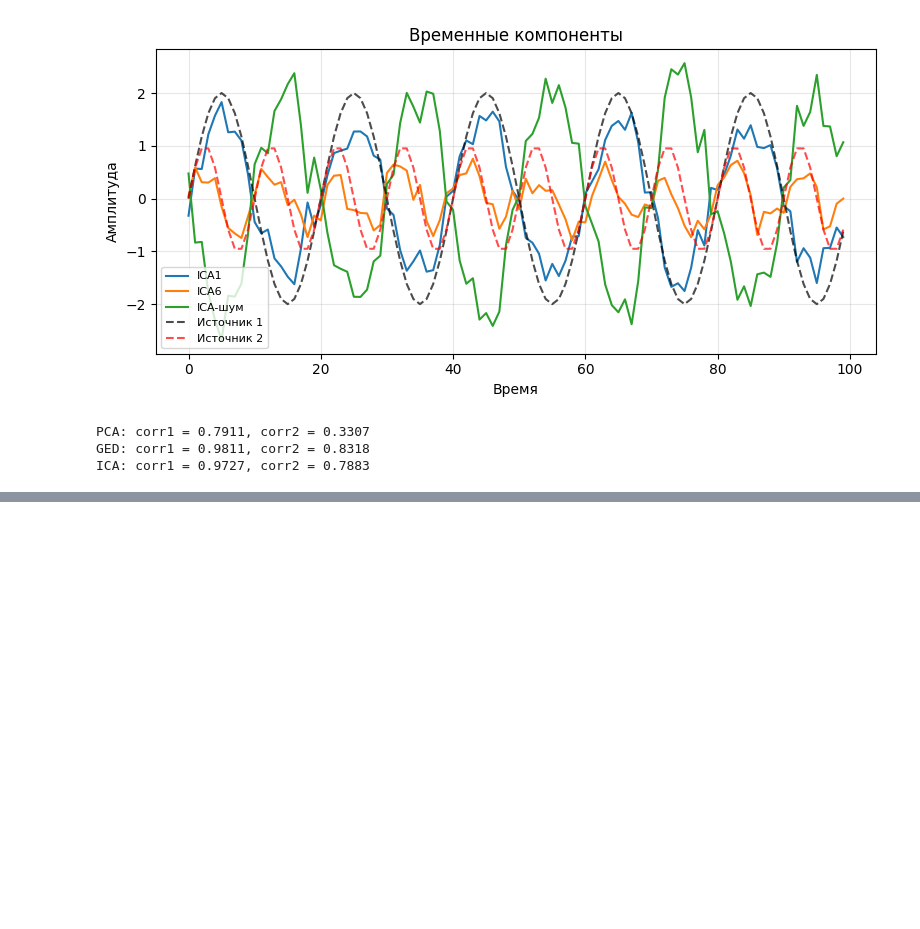
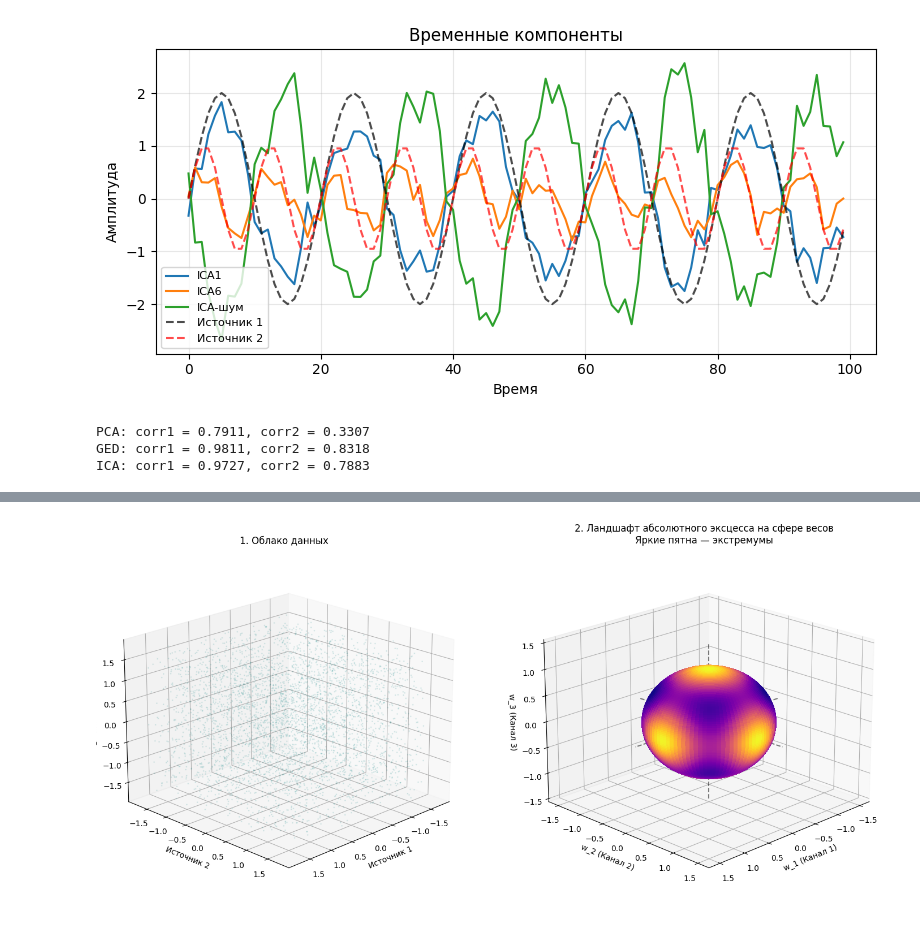
Before and after one commit to KamenevIvan/DPoS, a Jupyter notebook: lab9.ipynb, the cells around one changed output, grey strips where cells are left out. Saved outputs shown, nothing was run; the diff lists cells and outputs as text; code cells hidden in the pictures; blank space fills up the shorter version.

```diff
--- a/lab9.ipynb
+++ b/lab9.ipynb
@@ -317,0 +350,87 @@ ICA начинает крутить оси координат и мерить э
+# %%
+import numpy as np
+import matplotlib.pyplot as plt
+from mpl_toolkits.mplot3d import Axes3D
+
+# 1. Сгенерируем независимые данные (Куб данных)
+np.random.seed(42)
+n_samples = 20000
+
+# Три абсолютно независимых равномерных сигнала (от -1 до 1)
+s1 = np.random.uniform(-1, 1, n_samples)
+s2 = np.random.uniform(-1, 1, n_samples)
+s3 = np.random.uniform(-1, 1, n_samples)
+
+S = np.vstack((s1, s2, s3))
+
+# Отбелим данные (центрируем и приведем дисперсию каждого канала к 1)
+
+S = S - np.mean(S, axis=1, keepdims=True)
+S = S / np.std(S, axis=1, keepdims=True)
+
+# 2. Построим сетку на единичной сфере весов
+n_theta, n_phi = 100, 100
+theta = np.linspace(0, 2 * np.pi, n_theta)
+phi = np.linspace(0, np.pi, n_phi)
+
+# Сферические координаты для построения поверхности сферы
+x_sphere = np.outer(np.cos(theta), np.sin(phi))
+y_sphere = np.outer(np.sin(theta), np.sin(phi))
+z_sphere = np.outer(np.ones(np.size(theta)), np.cos(phi))
+
+# Матрица для хранения значений эксцесса в каждой точке сферы
+kurtosis_landscape = np.zeros_like(x_sphere)
+
+# 3. Сканируем сферу и считаем эксцесс для каждого направления w
+for i in range(n_theta):
+    for j in range(n_phi):
+        # Направление вектора w (точка на сфере)
+        w = np.array([x_sphere[i, j], y_sphere[i, j], z_sphere[i, j]])
+
+        # Проекция данных на это направление (1D временной ряд)
+        y_projected = w @ S
+
+        # Вычисляем избыточный эксцесс: E[y^4] / (E[y^2])^2 - 3
+        # Так как данные отбелены и ||w|| = 1, дисперсия y_projected равна 1
+        kurt = np.mean(y_projected**4) - 3
+
+        # Нам важен именно АБСОЛЮТНЫЙ эксцесс (мера не-гауссовости)
+        kurtosis_landscape[i, j] = np.abs(kurt)
+
+# Нормализуем значения эксцесса для цветовой карты (от 0 до 1)
+k_min, k_max = kurtosis_landscape.min(), kurtosis_landscape.max()
+color_dimension = (kurtosis_landscape - k_min) / (k_max - k_min)
+colors = plt.cm.plasma(color_dimension) # Карта 'plasma': яркие цвета — максимум
+
+# 4. Визуализация
+fig = plt.figure(figsize=(15, 7))
+
+# Левый график: Облако данных (Куб)
+ax1 = fig.add_subplot(121, projection='3d')
+# Отобразим только часть точек, чтобы график не тормозил
+ax1.scatter(S[0, ::5], S[1, ::5], S[2, ::5], c='teal', alpha=0.1, s=1)
+ax1.set_title("1. Облако данных")
+ax1.set_xlabel("Источник 1")
+ax1.set_ylabel("Источник 2")
+ax1.set_zlabel("Источник 3")
+ax1.view_init(elev=20, azim=45)
+
+# Правый график: Сфера весов с ландшафтом эксцесса
+ax2 = fig.add_subplot(122, projection='3d')
+surf = ax2.plot_surface(x_sphere, y_sphere, z_sphere, facecolors=colors,
+                        rstride=1, cstride=1, antialiased=False, shade=False)
+ax2.set_title("2. Ландшафт абсолютного эксцесса на сфере весов\nЯркие пятна — экстремумы")
+ax2.set_xlabel("w_1 (Канал 1)")
+ax2.set_ylabel("w_2 (Канал 2)")
+ax2.set_zlabel("w_3 (Канал 3)")
+
+# Добавим оси координат внутри сферы, чтобы видеть направления
+ax2.plot([-1.5, 1.5], [0, 0], [0, 0], 'k--', alpha=0.5)
+ax2.plot([0, 0], [-1.5, 1.5], [0, 0], 'k--', alpha=0.5)
+ax2.plot([0, 0], [0, 0], [-1.5, 1.5], 'k--', alpha=0.5)
+ax2.view_init(elev=20, azim=45)
+
+plt.tight_layout()
+plt.show()
+# %% [output]
+[figure, added]
```
Also changed, not shown: parts of 4 cells of this notebook, 1 other file.
